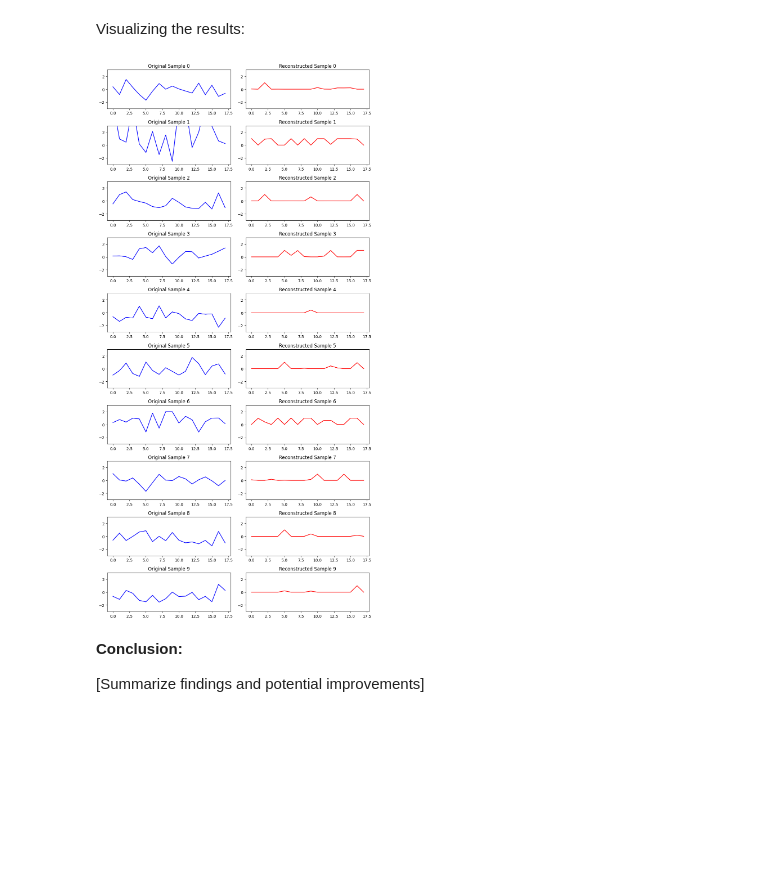
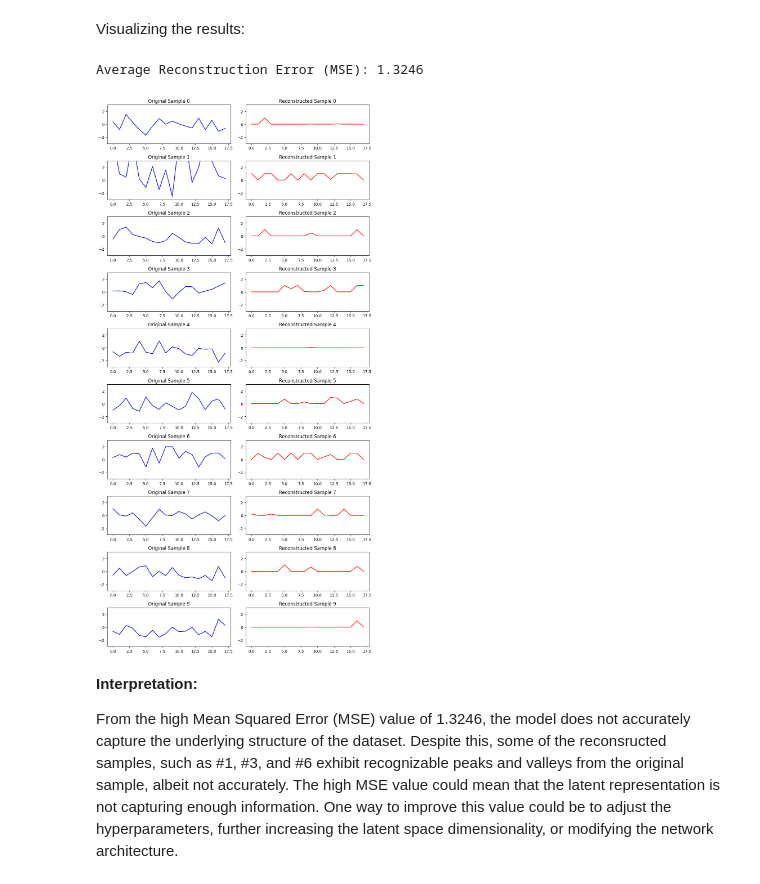
Before and after one commit to fariyanalam/Projects, a Jupyter notebook: PHYS152_Final_Project.ipynb, the cells around one changed output. Saved outputs shown, nothing was run; the diff lists cells and outputs as text; code cells hidden in the pictures; blank space fills up the shorter version.

```diff
--- a/PHYS152_Final_Project.ipynb
+++ b/PHYS152_Final_Project.ipynb
@@ -386,36 +454,41 @@ Visualizing the results:
 # %%
 import numpy as np
 import matplotlib.pyplot as plt
 
-# Select a few samples to visualize
-num_samples = 10  # Adjust as needed
+num_samples = 10
 x_original = torch.tensor(X_test_scaled[:num_samples]).to(device).float()
 
-# Pass through the VAE
+#Pass through the VAE
 with torch.no_grad():
     x_reconstructed, _, _ = model(x_original)
 
-# Convert back to NumPy for plotting
+#Convert to NumPy for plotting
 x_original = x_original.cpu().numpy()
 x_reconstructed = x_reconstructed.cpu().numpy()
 
-# Plot original vs reconstructed features
+#Compute Mean Squared Error (MSE) for reconstruction
+mse_values = np.mean((x_original - x_reconstructed) ** 2, axis=1)
+average_mse = np.mean(mse_values)
+print(f"Average Reconstruction Error (MSE): {average_mse:.4f}")
+
+#Plot original vs reconstructed features
 fig, axes = plt.subplots(num_samples, 2, figsize=(10, num_samples * 2))
 
 for i in range(num_samples):
     axes[i, 0].plot(x_original[i], label='Original', color='blue')
     axes[i, 0].set_title(f"Original Sample {i}")
     axes[i, 0].set_ylim([-3, 3])  # Adjust based on scaled data
 
     axes[i, 1].plot(x_reconstructed[i], label='Reconstructed', color='red')
     axes[i, 1].set_title(f"Reconstructed Sample {i}")
     axes[i, 1].set_ylim([-3, 3])
 
 plt.tight_layout()
 plt.show()
 # %% [output]
+Average Reconstruction Error (MSE): 1.3246
-[figure, old version]
+[figure, new version]
-# %% [markdown]
-**Conclusion:**
-
-[Summarize findings and potential improvements]
+# %% [markdown]
+**Interpretation:**
+
+From the high Mean Squared Error (MSE) value of 1.3246, the model does not accurately capture the underlying structure of the dataset. Despite this, some of the reconsructed samples, such as #1, #3, and #6 exhibit recognizable peaks and valleys from the original sample, albeit not accurately. The high MSE value could mean that the latent representation is not capturing enough information. One way to improve this value could be to adjust the hyperparameters, further increasing the latent space dimensionality, or modifying the network architecture.
```
Also changed, not shown: parts of 21 cells of this notebook.
